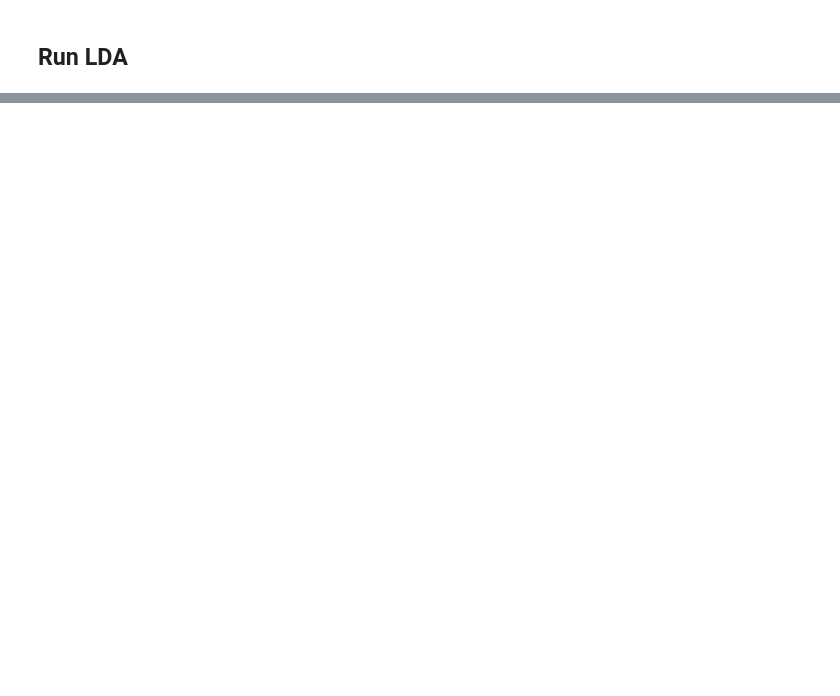
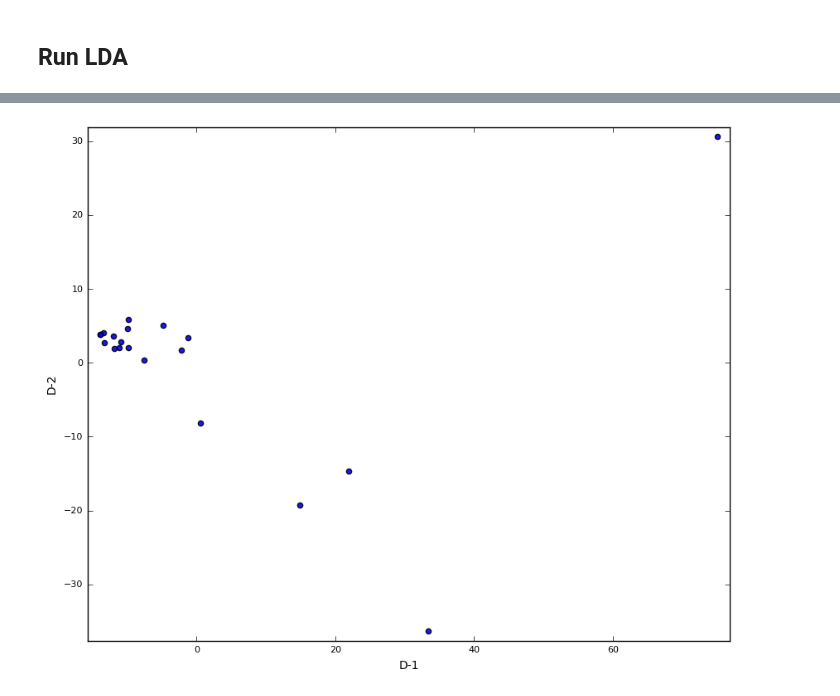
Before and after one commit to GalvanizeOpenSource/live-coding-pandas-lda, a Jupyter notebook: lda_viz.ipynb, the cells around one changed output, grey strips where cells are left out. Saved outputs shown, nothing was run; the diff lists cells and outputs as text; code cells hidden in the pictures; blank space fills up the shorter version.

```diff
--- a/lda_viz.ipynb
+++ b/lda_viz.ipynb
@@ -74,0 +72,21 @@ print(tf.shape)
+# %%
+## get the token to topic matrix
+word_topic = np.zeros((max_features,n_topics),)
+print(n_topics)
+lda_model.components_
+for topic_idx, topic in enumerate(lda_model.components_):
+    word_topic[:,topic_idx] = topic
+
+print("token-topic matrix",word_topic.shape)
+
+## create a matrix of the top words used to define each topic
+top_words = 15
+tf_feature_names = np.array(tf_vectorizer.get_feature_names())
+top_words = get_top_words(lda_model,tf_feature_names,top_words)
+all_top_words = np.array(list(set().union(*[v for v in top_words.values()])))
+
+for key,vals in top_words.items():
+    print(key," ".join(vals))
+print("total words: %s"%len(all_top_words))
+
+top_word_inds = [np.where(tf_feature_names == tw)[0][0] for tw in all_top_words]
@@ -78,50 +114,35 @@ from sklearn.manifold import TSNE
 from sklearn import preprocessing
 import matplotlib.pyplot as plt
 
 def make_scatter(fit,ax,pcX=0,pcY=1,font_size=10,font_name='sans serif',ms=20,leg=True,title=None):
     colors = ['k','cyan','r','orange','g','b','magenta']
-    #cvNames = np.sort(np.unique(covs[covariate]))
     lines = []
-    #for _i,i in enumerate(cvNames):
-    #    indices = np.where(covs[covariate]==i)[0]
-    #    s = ax.scatter(fit[indices,pcX],fit[indices,pcY],c=colors[_i],s=ms,label=covariate,alpha=0.9)
-    #    lines.append(s)
     indices = np.arange(fit.shape[0])
     s = ax.scatter(fit[indices,pcX],fit[indices,pcY],s=ms,alpha=0.9)
     lines.append(s)
 
     for tick in ax.xaxis.get_major_ticks():
         tick.label.set_fontsize(font_size-2)
     for tick in ax.yaxis.get_major_ticks():
         tick.label.set_fontsize(font_size-2)
 
     buff = 0.02
     bufferX = buff * (fit[:,pcX].max() - fit[:,pcX].min())
     bufferY = buff * (fit[:,pcY].max() - fit[:,pcY].min())
     ax.set_xlim([fit[:,pcX].min()-bufferX,fit[:,pcX].max()+bufferX])
     ax.set_ylim([fit[:,pcY].min()-bufferY,fit[:,pcY].max()+bufferY])
     ax.set_xlabel("D-%s"%str(pcX+1),fontsize=font_size,fontname=font_name)
     ax.set_ylabel("D-%s"%str(pcY+1),fontsize=font_size,fontname=font_name)
     plt.locator_params(axis='x',nbins=5)
-    ax.set_aspect(1./ax.get_data_ratio())
-
-    if title:
-        ax.set_title(title,fontsize=font_size+2,fontname=font_name)
-    #if leg:
-    #    legend = ax.legend(lines,cvNames,loc='upper right',scatterpoints=1,
-    #                       handletextpad=0.01,labelspacing=0.01,borderpad=0.1,handlelength=1.0)
-    #
-    #    for label in legend.get_texts():
-    #        label.set_fontsize(font_size-2)
-    #        label.set_fontname(font_name)
-
 
 fig = plt.figure(figsize=(10,8))
 ax = fig.add_subplot(111)
 
-mat = token_probas
-matScaled = preprocessing.scale(mat)
-pca_fit = PCA(n_components=2).fit_transform(mat)
+mat = word_topic
+matScaled = preprocessing.scale(mat.T)
+pca_fit = PCA(n_components=2).fit_transform(matScaled)
 
 make_scatter(pca_fit,ax)
 plt.show()
+# %% [output]
+[figure, added]
```
Also changed, not shown: parts of 6 cells of this notebook.
